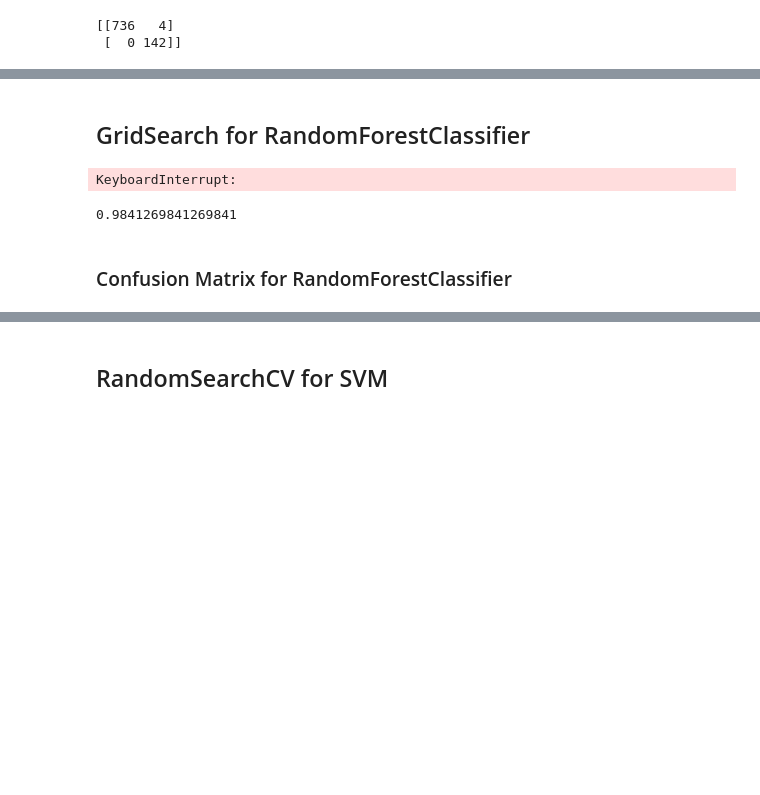
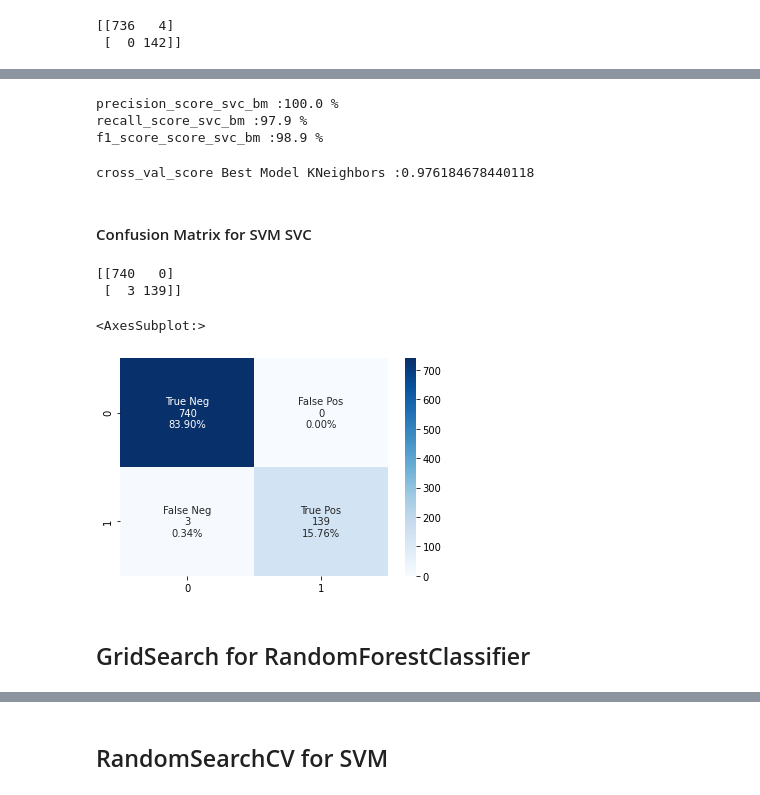
Before and after one commit to Killian-drh/Projet-HR-Analysis, a Jupyter notebook: NT_Projet_IA.ipynb, the cells around one changed output, grey strips where cells are left out. Cells and saved outputs as stored; diff of their text form; code cells hidden in the pictures; blank space fills up the shorter version.

```diff
--- a/NT_Projet_IA.ipynb
+++ b/NT_Projet_IA.ipynb
@@ -780,0 +814,10 @@ sns.heatmap(cf_mat, annot=labels,fmt='', cmap='Blues')
+# %%
+params = {
+    'C': [0.1,1, 10, 100],
+    'gamma': [1,0.1,0.01,0.001],
+    'kernel': ['rbf', 'poly', 'sigmoid']
+}
+
+grid_svc = GridSearchCV(svm.SVC(), param_grid=params, cv=5)
+grid_svc.fit(X_train, y_train)
+grid_svc.best_params_
@@ -780,0 +834,4 @@ sns.heatmap(cf_mat, annot=labels,fmt='', cmap='Blues')
+# %%
+best_model_svc = grid_svc.best_estimator_
+best_model_svc.fit(X_train, y_train)
+best_model_svc_pr = best_model_svc.predict(X_test)
@@ -781,12 +843,47 @@ sns.heatmap(cf_mat, annot=labels,fmt='', cmap='Blues')
+# %%
+precision_score_svc_bm = precision_score(y_test_num,best_model_svc_pr_num)
+recall_score_svc_bm = recall_score(y_test_num,best_model_svc_pr_num)
+f1_score_score_svc_bm = f1_score(y_test_num,best_model_svc_pr_num)
+
+print("precision_score_svc_bm :" + str(round(precision_score_svc_bm*100,1))+" %")
+print("recall_score_svc_bm :" + str(round(recall_score_svc_bm*100,1))+ " %")
+print("f1_score_score_svc_bm :" + str(round(f1_score_score_svc_bm*100,1)) + " %")
+# %% [output]
+precision_score_svc_bm :100.0 %
+recall_score_svc_bm :97.9 %
+f1_score_score_svc_bm :98.9 %
+# %%
+print("cross_val_score Best Model KNeighbors :", end='')
+print(cross_val_score(best_model_svc, X_train, y_train, cv=5, scoring='accuracy').mean())
+# %% [output]
+cross_val_score Best Model KNeighbors :0.976184678440118
+# %% [markdown]
+#### Confusion Matrix for SVM SVC
+# %%
+cf_mat_svc = confusion_matrix(y_test, best_model_svc.predict(X_test))
+print(cf_mat_svc)
+# %% [output]
+[[740   0]
+ [  3 139]]
+# %%
+group_names = ['True Neg','False Pos','False Neg','True Pos']
+group_counts = ["{0:0.0f}".format(value) for value in
+                cf_mat_svc.flatten()]
+group_percentages = ["{0:.2%}".format(value) for value in
+                     cf_mat_svc.flatten()/np.sum(cf_mat_svc)]
+labels = [f"{v1}\n{v2}\n{v3}" for v1, v2, v3 in
+          zip(group_names,group_counts,group_percentages)]
+labels = np.asarray(labels).reshape(2,2)
+sns.heatmap(cf_mat_svc , annot=labels,fmt='', cmap='Blues')
+# %% [output]
+<AxesSubplot:>
+[figure, added]
 # %% [markdown]
 ## GridSearch for RandomForestClassifier
 # %%
-n_estimators=[500,800,1500,2500,5000]
+n_estimators=[200,500]
 max_features=['auto','sqrt','log2']
-max_depth=[10, 20, 30, 40, 50]
-max_depth.append(None)
-min_samples_split=[2,5,10,15,20]
-min_samples_leaf=[1,2,5,10,15]
+max_depth=[4,5,6]
 
 params = {
     'n_estimators' : n_estimators,
@@ -795,9 +892,7 @@ params = {
     'min_samples_split' : min_samples_split,
     'min_samples_leaf' : min_samples_leaf,
 }
-grid = GridSearchCV(RandomForestClassifier(), param_grid=params, cv=5)
-grid.fit(X_train, y_train)
-grid.best_params_
+grid_rfc = GridSearchCV(RandomForestClassifier(), param_grid=params, cv=5)
+grid_rfc.fit(X_train, y_train)
+grid_rfc.best_params_
-# %% [output]
-KeyboardInterrupt:
 # %%
@@ -805,7 +900,3 @@ grid.best_score_
 # %%
-model= grid.best_estimator_
-model.score(X_test,y_test)
+best_model_rfc = grid.best_estimator_
+best_model_rfc.score(X_test,y_test)
-# %% [output]
-0.9841269841269841
-# %% [markdown]
-### Confusion Matrix for RandomForestClassifier
```
Also changed, not shown: parts of 125 cells of this notebook.
